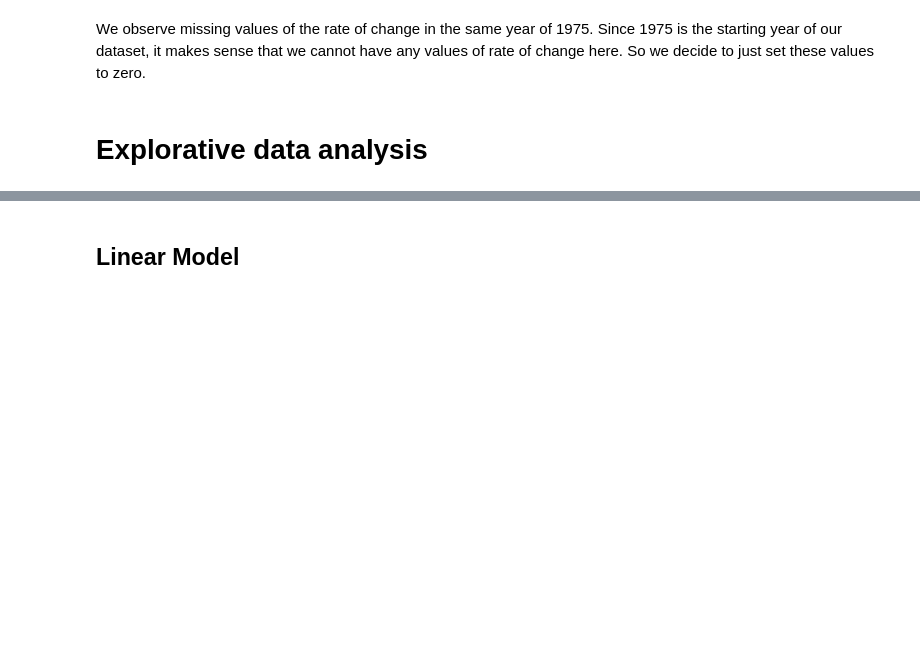
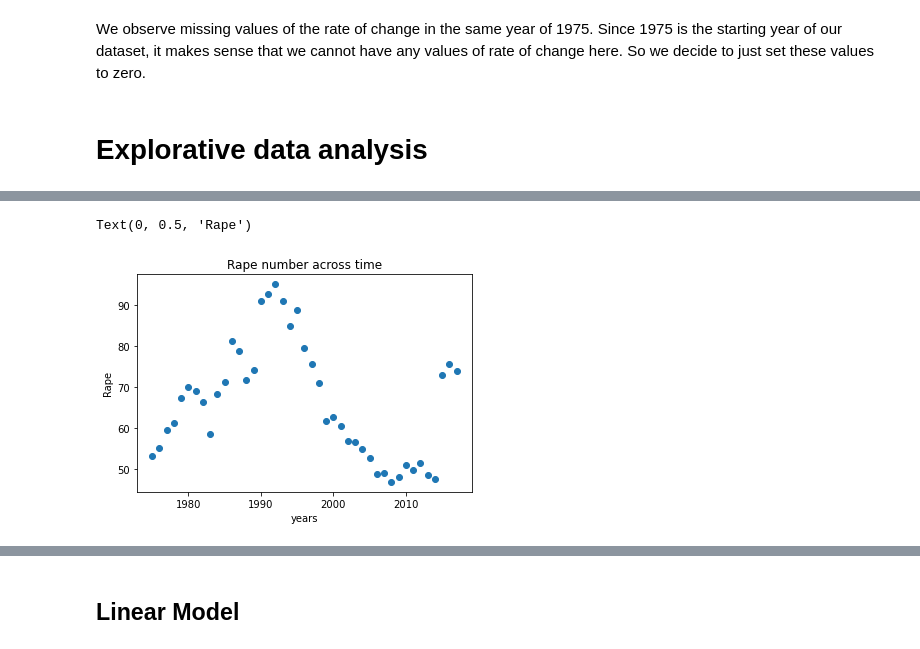
Before and after one commit to WZF1999/WZF1999.github.io, a Jupyter notebook: Final_Tutorial.ipynb, the cells around one changed output, grey strips where cells are left out. Saved outputs shown, nothing was run; the diff lists cells and outputs as text; code cells hidden in the pictures; blank space fills up the shorter version.

```diff
--- a/Final_Tutorial.ipynb
+++ b/Final_Tutorial.ipynb
@@ -46,0 +96,11 @@ data.columns = data.columns.str.replace(" ", "_")
+# %%
+Rape = data.groupby('YEAR')['RAPE'].mean()
+plt.title('Rape number across time')
+x = Rape.index
+y = Rape.values
+plt.scatter(x,y)
+plt.xlabel('years')
+plt.ylabel('Rape')
+# %% [output]
+Text(0, 0.5, 'Rape')
+[figure, added]
```
Also changed, not shown: parts of 33 cells of this notebook.
